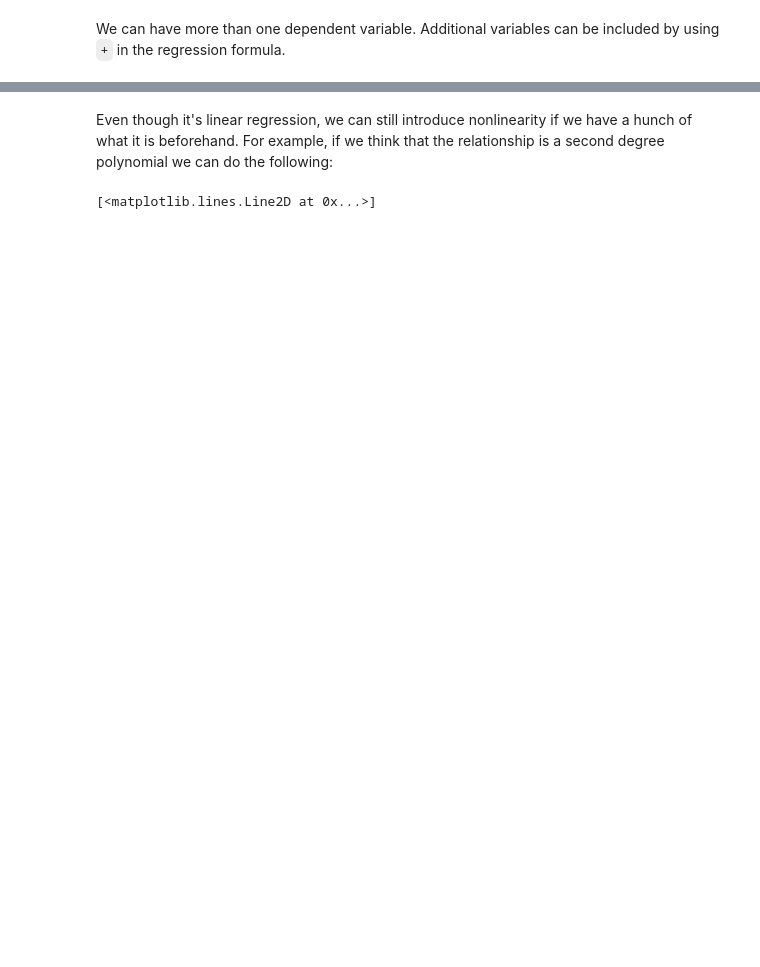
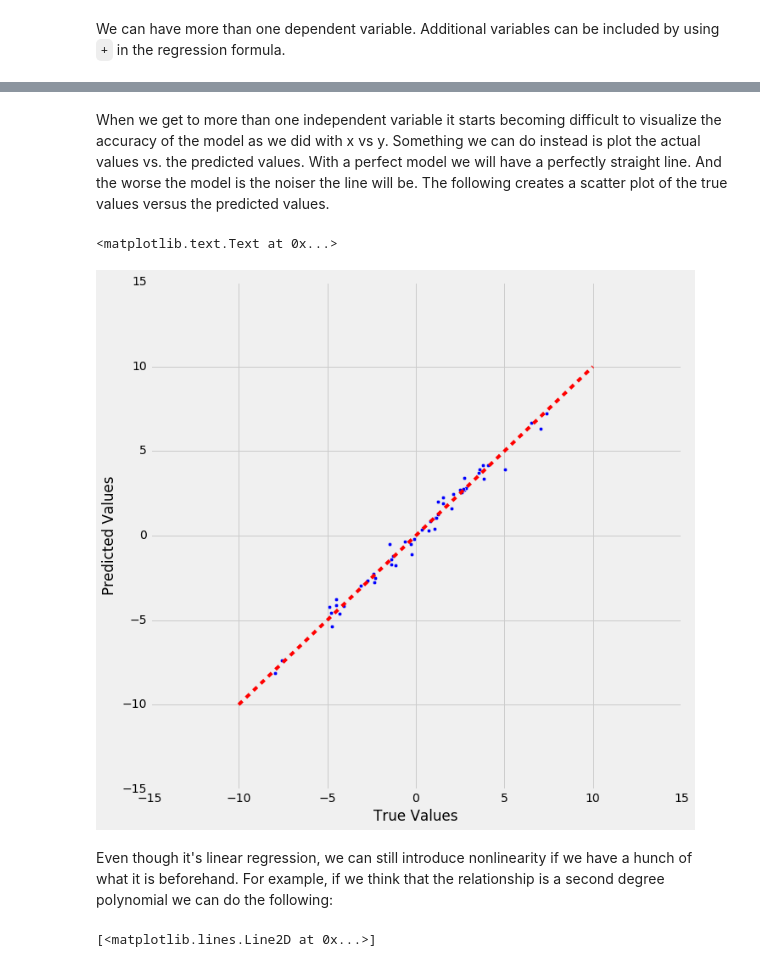
Before and after one commit to docmarionum1/python-data-science-primer, a Jupyter notebook: statsmodels/regression.ipynb, the cells around one changed output, grey strips where cells are left out. Saved outputs shown, nothing was run; the diff lists cells and outputs as text; code cells hidden in the pictures; blank space fills up the shorter version.

```diff
--- a/statsmodels/regression.ipynb
+++ b/statsmodels/regression.ipynb
@@ -128,6 +119,22 @@ Covariance Type:            nonrobust
 
 Warnings:
 [1] Standard Errors assume that the covariance matrix of the errors is correctly specified.
+# %% [markdown]
+When we get to more than one independent variable it starts becoming difficult to visualize the accuracy of the model as we did with x vs y.  Something we can do instead is plot the actual values vs. the predicted values.  With a perfect model we will have a perfectly straight line.  And the worse the model is the noiser the line will be. The following creates a scatter plot of the true values versus the predicted values.
+# %%
+figure, ax = plt.subplots(figsize=(10,10))
+
+# Scatter the values of y vs. the predicted values from the model
+ax.scatter(y, mod.predict())
+
+# Plot the line X=Y to help see the error
+ax.plot(ax.get_xlim(), ax.get_ylim(), 'r--')
+
+ax.set_xlabel("True Values")
+ax.set_ylabel("Predicted Values")
+# %% [output]
+<matplotlib.text.Text at 0x...>
+[figure, added]
 # %% [markdown]
 Even though it's linear regression, we can still introduce nonlinearity if we have a hunch of what it is beforehand.  For example, if we think that the relationship is a second degree polynomial we can do the following:
 # %%
```
Also changed, not shown: parts of 18 cells of this notebook.
